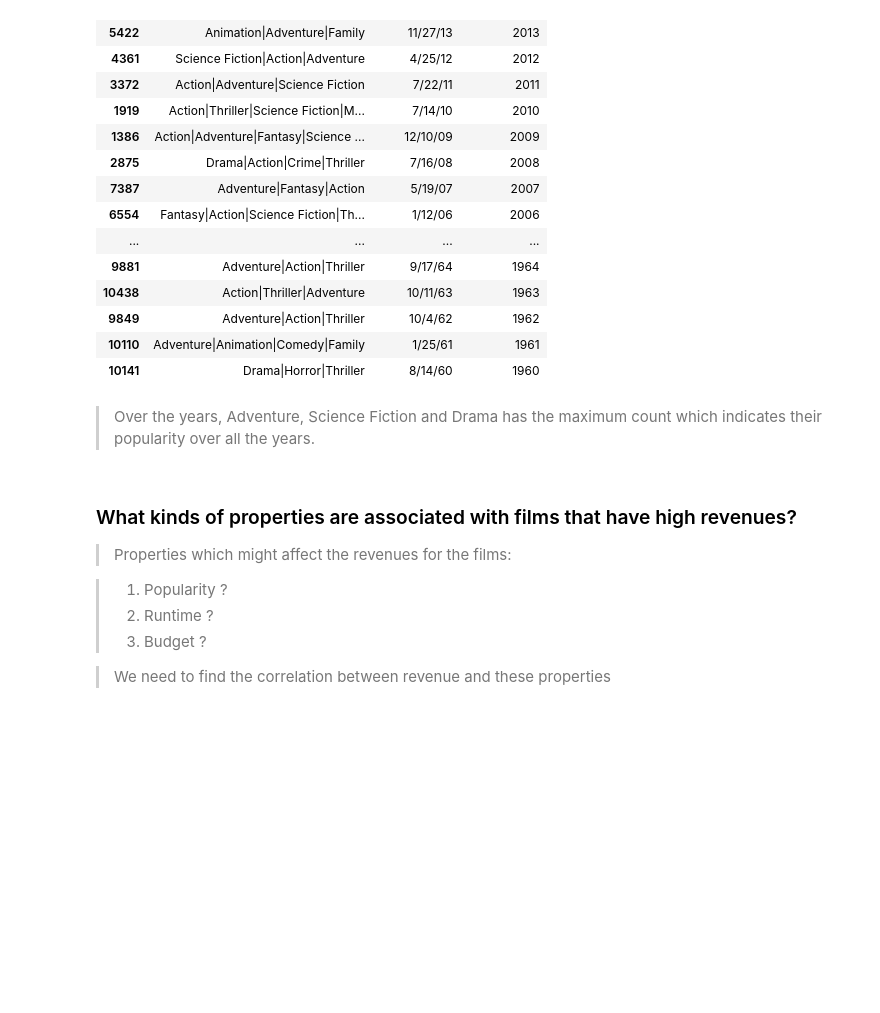
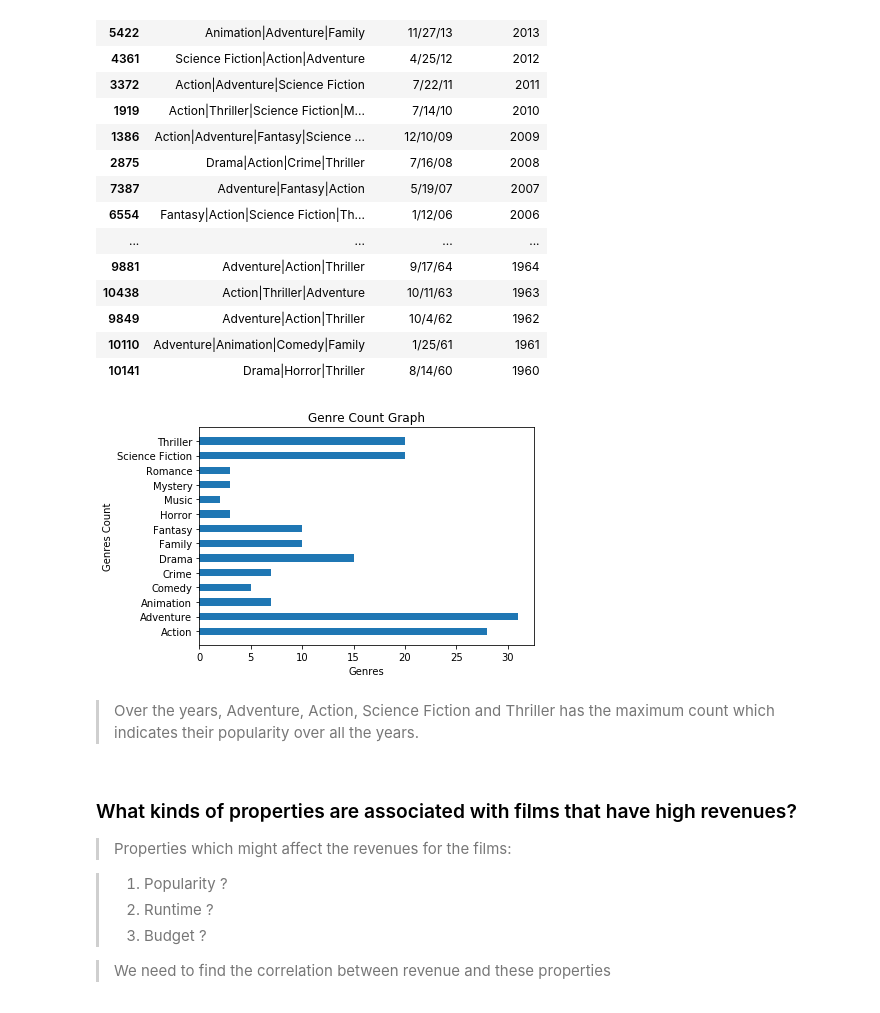
Before and after one commit to parveen1112/Investigate-dataset-tmdb, a Jupyter notebook: investigate-a-tmdb-dataset.ipynb, the cells around one changed output. Cells and saved outputs as stored; diff of their text form; code cells hidden in the pictures; blank space fills up the shorter version.

Commit message:
UPDATE: Data set updated

```diff
--- a/investigate-a-tmdb-dataset.ipynb
+++ b/investigate-a-tmdb-dataset.ipynb
@@ -319,8 +319,33 @@ genresData.loc[:, 'genres':'release_year']
 | 9849 | Adventure|Action|Thriller | 10/4/62 | 1962 |
 | 10110 | Adventure|Animation|Comedy|Family | 1/25/61 | 1961 |
 | 10141 | Drama|Horror|Thriller | 8/14/60 | 1960 |
+# %%
+def get_genre_list(genres):
+# Input: genres - list of genres
+# Output: unique list of genres
+
+    genrelist = []
+    for genre in genres:
+
+        g1 = str(genre)
+        words = g1.split('|')
+        genrelist = genrelist + words
+    return numpy.unique(genrelist, return_counts=True)
+
+unique, counts = get_genre_list(genresData['genres'])
+
+ind = numpy.arange(len(unique))
+p1 = plt.barh(ind,counts, 0.5)
+plt.title('Genre Count Graph')
+plt.xlabel('Genres')
+plt.ylabel('Genres Count')
+plt.yticks(ind,unique)
+
+plt.show()
+# %% [output]
+[figure, added]
 # %% [markdown]
-> Over the years, Adventure, Science Fiction and Drama has the maximum count which indicates their popularity over all the years.
+> Over the years, Adventure, Action, Science Fiction and Thriller has the maximum count which indicates their popularity over all the years.
 # %% [markdown]
 ### What kinds of properties are associated with films that have high revenues?
 
```
Also changed, not shown: parts of 4 cells of this notebook, 1 other file.
